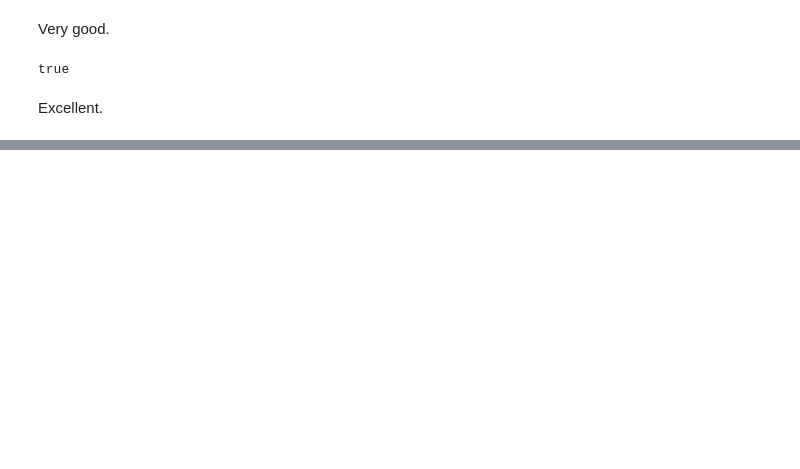
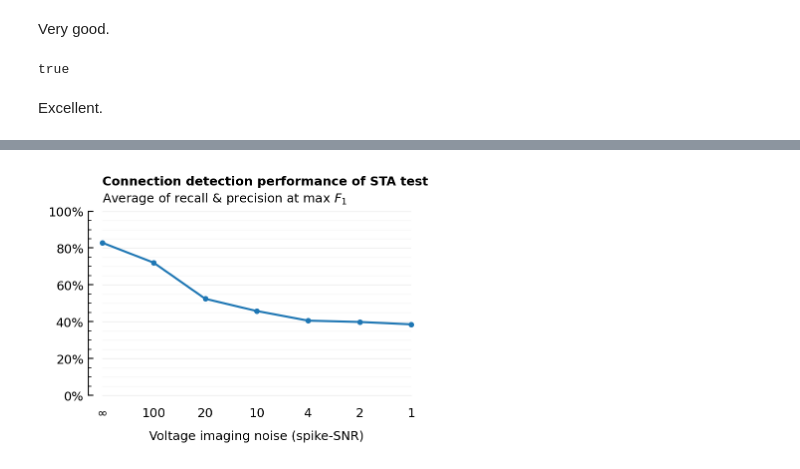
Before and after one commit to tfiers/phd, a Jupyter notebook: _sources/nb/2023-09-20__STA_conntest_for_diff_recording_quality_n_durations.ipynb, the cells around one changed output, grey strips where cells are left out. Drawn from its saved outputs; the diff is of its cells as text; code cells hidden in the pictures; blank space fills up the shorter version.

```diff
--- a/_sources/nb/2023-09-20__STA_conntest_for_diff_recording_quality_n_durations.ipynb
+++ b/_sources/nb/2023-09-20__STA_conntest_for_diff_recording_quality_n_durations.ipynb
@@ -49,0 +127,10 @@ end
+# %%
+rows = []
+for VI_SNR in [Inf, 100, 20, 10, 4, 2, 1]
+    (; sweep) = sim_and_test(; VI_SNR)
+    F1max = maximum(skipnan(sweep.F1))
+    (; AUC) = calc_AUROCs(sweep)
+    row = (; VI_SNR, F1max, AUC)
+    push!(rows, row)
+    # println("\n", row, "\n"^2)
+end;
@@ -49,0 +145,3 @@ end
+# %%
+df = DataFrame(rows)
+showsimple(df)
@@ -49,0 +170,11 @@ end
+# %%
+fmt(x) = isinf(x) ? "∞" : round(Int, x);
+
+fig, ax = plt.subplots()
+plot(1:nrow(df), df.F1max, ".-"; ax, xticklabels=fmt.(df.VI_SNR), ytype=:fraction, xtype=:categorical,
+     xlabel="Voltage imaging noise (spike-SNR)")
+t = hylabel(ax, L"Average of recall & precision at $\max\ F_1$");
+ax.annotate("Connection detection performance of STA test", fontweight="bold",
+            xy=(0, 1.3), xycoords=t, va="bottom");
+# %% [output]
+[figure, added]
```
Also changed, not shown: parts of 28 cells of this notebook, 29 other files.
